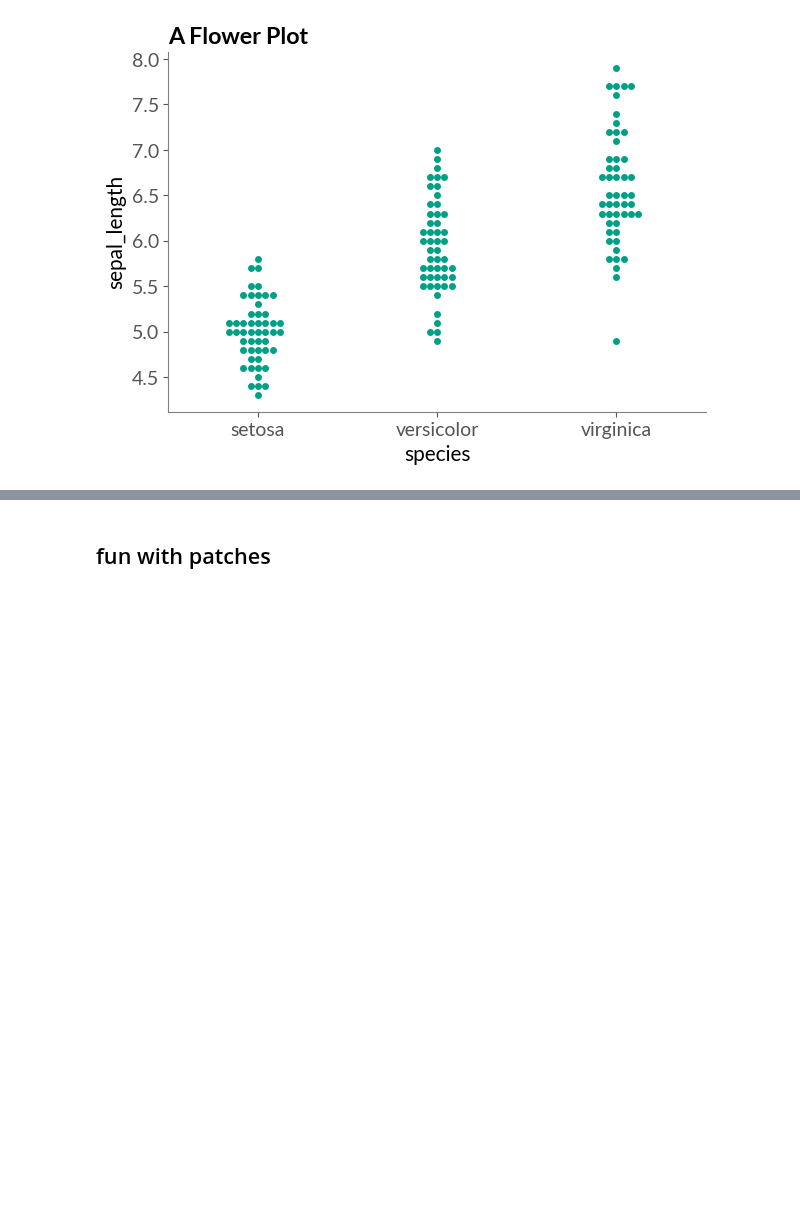
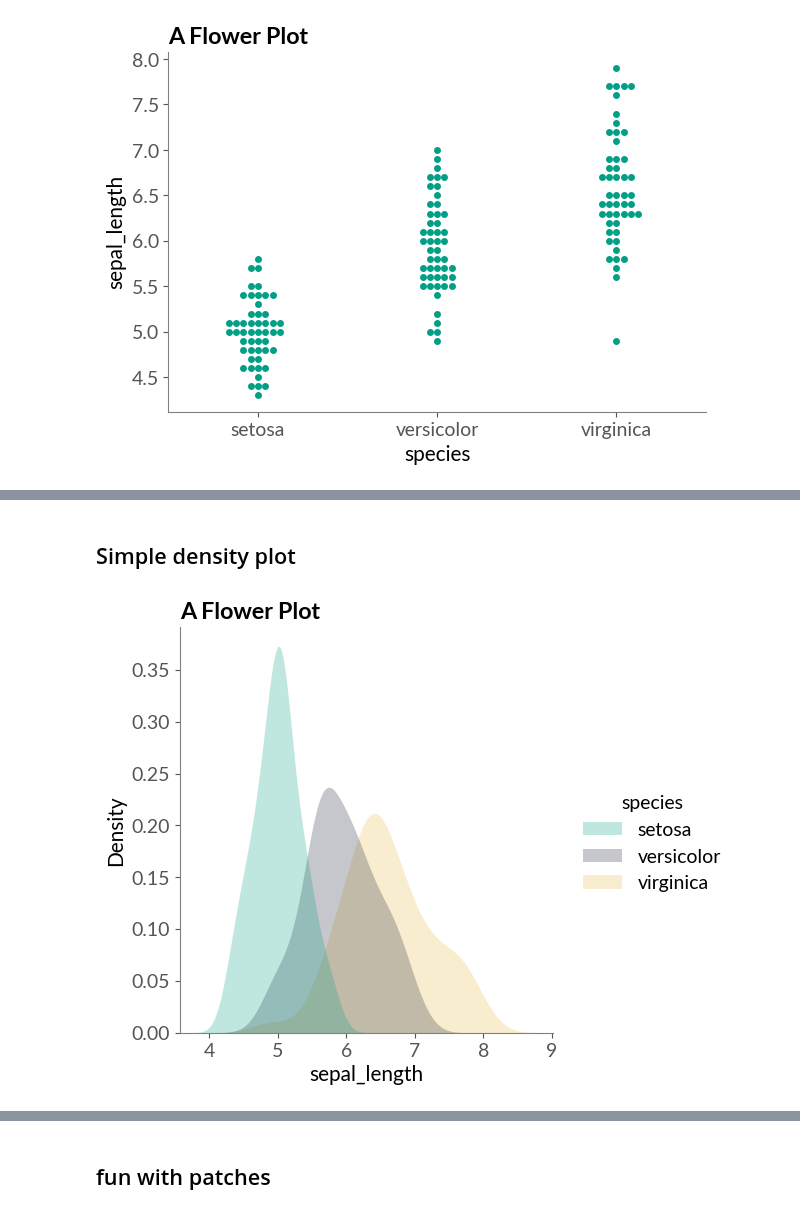
Before and after one commit to lizard-bio/nature-grade-visualization-playground, a Jupyter notebook: BioLizardStylePython_In_Action.ipynb, the cells around one changed output, grey strips where cells are left out. Drawn from its saved outputs; the diff is of its cells as text; code cells hidden in the pictures; blank space fills up the shorter version.

```diff
--- a/BioLizardStylePython_In_Action.ipynb
+++ b/BioLizardStylePython_In_Action.ipynb
@@ -199,0 +212,8 @@ finalise_lizardplot(fig,
+# %% [markdown]
+## Simple density plot
+# %%
+sns.displot(data, x="sepal_length", hue="species", kind="kde", fill=True)
+plt.title('A Flower Plot')
+plt.show()
+# %% [output]
+[figure, added]
```
Also changed, not shown: parts of 11 cells of this notebook, 8 other files.
